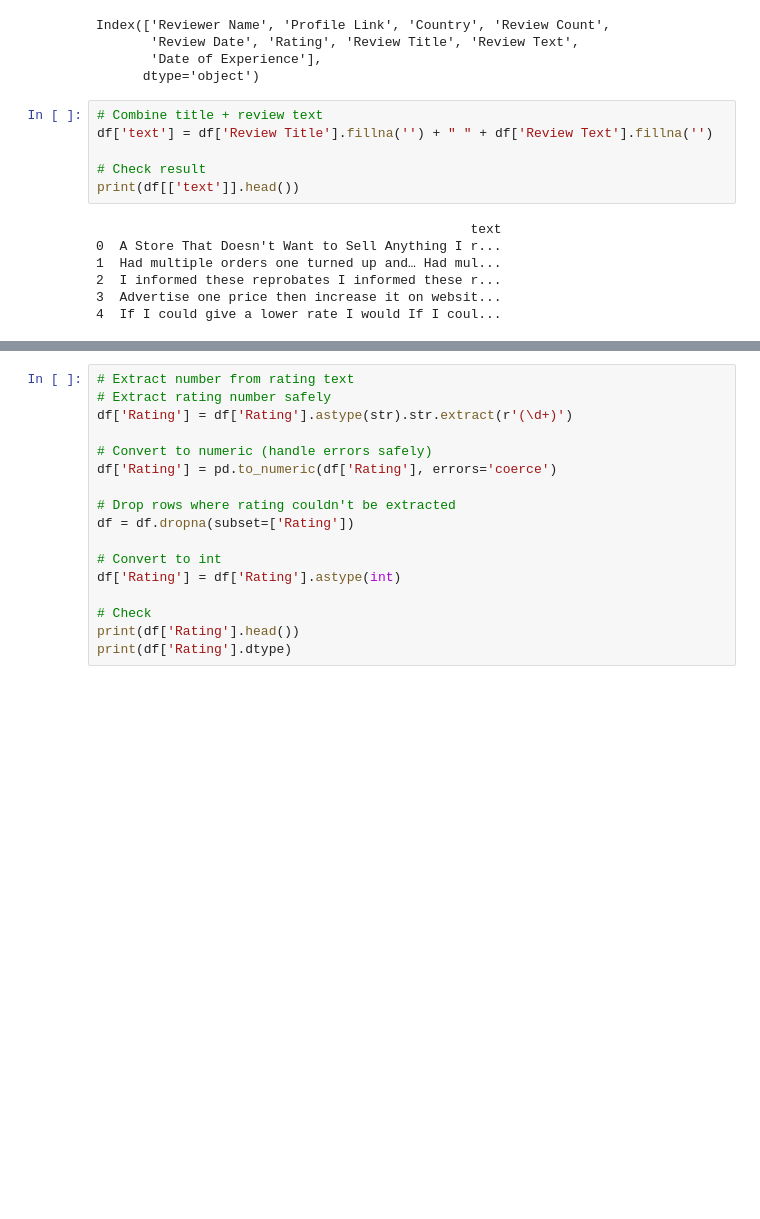
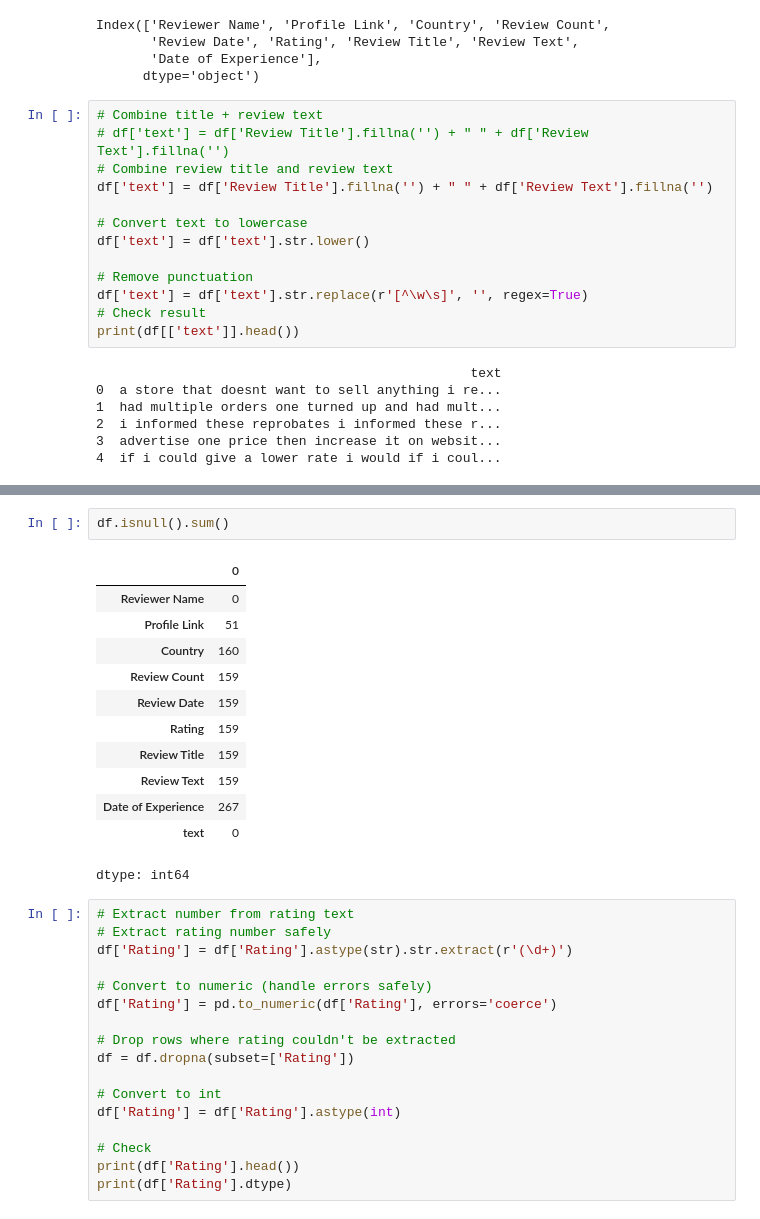
Before and after one commit to Laksh-ita/AI-Powered-Customer-Review-Analyzer, a Jupyter notebook: amazon_review_final.ipynb, the cells around one changed output, grey strips where cells are left out. Cells and saved outputs as stored; diff of their text form; blank space fills up the shorter version.

```diff
--- a/amazon_review_final.ipynb
+++ b/amazon_review_final.ipynb
@@ -11,17 +11,24 @@ Index(['Reviewer Name', 'Profile Link', 'Country', 'Review Count',
       dtype='object')
 # %%
 # Combine title + review text
+# df['text'] = df['Review Title'].fillna('') + " " + df['Review Text'].fillna('')
+# Combine review title and review text
 df['text'] = df['Review Title'].fillna('') + " " + df['Review Text'].fillna('')
 
+# Convert text to lowercase
+df['text'] = df['text'].str.lower()
+
+# Remove punctuation
+df['text'] = df['text'].str.replace(r'[^\w\s]', '', regex=True)
 # Check result
 print(df[['text']].head())
 # %% [output]
                                                 text
-0  A Store That Doesn't Want to Sell Anything I r...
-1  Had multiple orders one turned up and… Had mul...
-2  I informed these reprobates I informed these r...
-3  Advertise one price then increase it on websit...
-4  If I could give a lower rate I would If I coul...
+0  a store that doesnt want to sell anything i re...
+1  had multiple orders one turned up and had mult...
+2  i informed these reprobates i informed these r...
+3  advertise one price then increase it on websit...
+4  if i could give a lower rate i would if i coul...
 # %%
 df.head(5)
 # %% [output]
@@ -31,6 +38,21 @@ df.head(5)
 | 2 | p fisher | /users/546cfcf1000064000197b88f | GB | 90 reviews | 2024-09-16T21:47:39.000Z | Rated 1 out of 5 stars | I informed these reprobates | I informed these reprobates that ... | ... |
 | 3 | Greg Dunn | /users/62c35cdbacc0ea0012ccaffa | AU | 5 reviews | 2024-09-17T07:15:49.000Z | Rated 1 out of 5 stars | Advertise one price then increase... | I have bought from Amazon before ... | ... |
 | 4 | Sheila Hannah | /users/5ddbe429478d88251550610e | GB | 8 reviews | 2024-09-16T18:37:17.000Z | Rated 1 out of 5 stars | If I could give a lower rate I would | If I could give a lower rate I wo... | ... |
+# %%
+df.isnull().sum()
+# %% [output]
+|  | 0 |
+| Reviewer Name | 0 |
+| Profile Link | 51 |
+| Country | 160 |
+| Review Count | 159 |
+| Review Date | 159 |
+| Rating | 159 |
+| Review Title | 159 |
+| Review Text | 159 |
+| Date of Experience | 267 |
+| text | 0 |
+dtype: int64
 # %%
 # Extract number from rating text
 # Extract rating number safely
```
Also changed, not shown: parts of 8 cells of this notebook.
